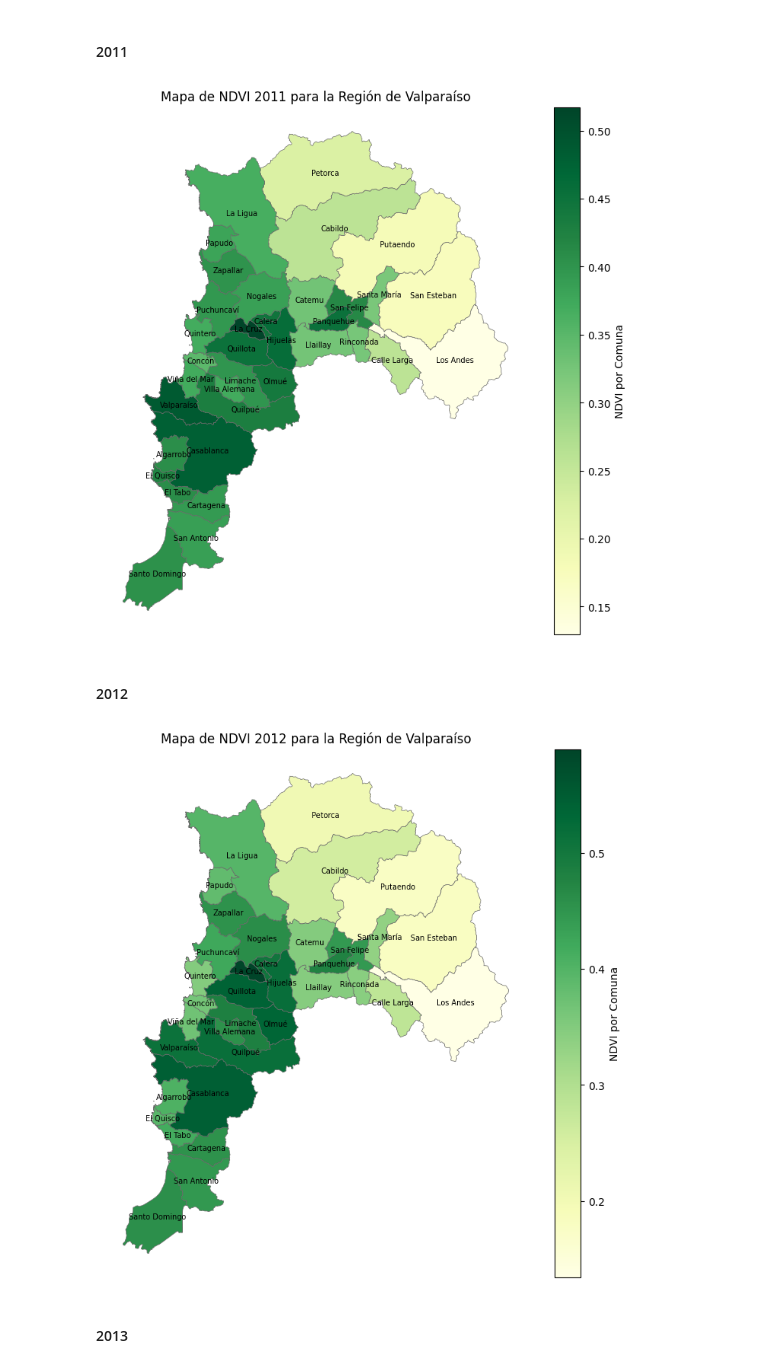
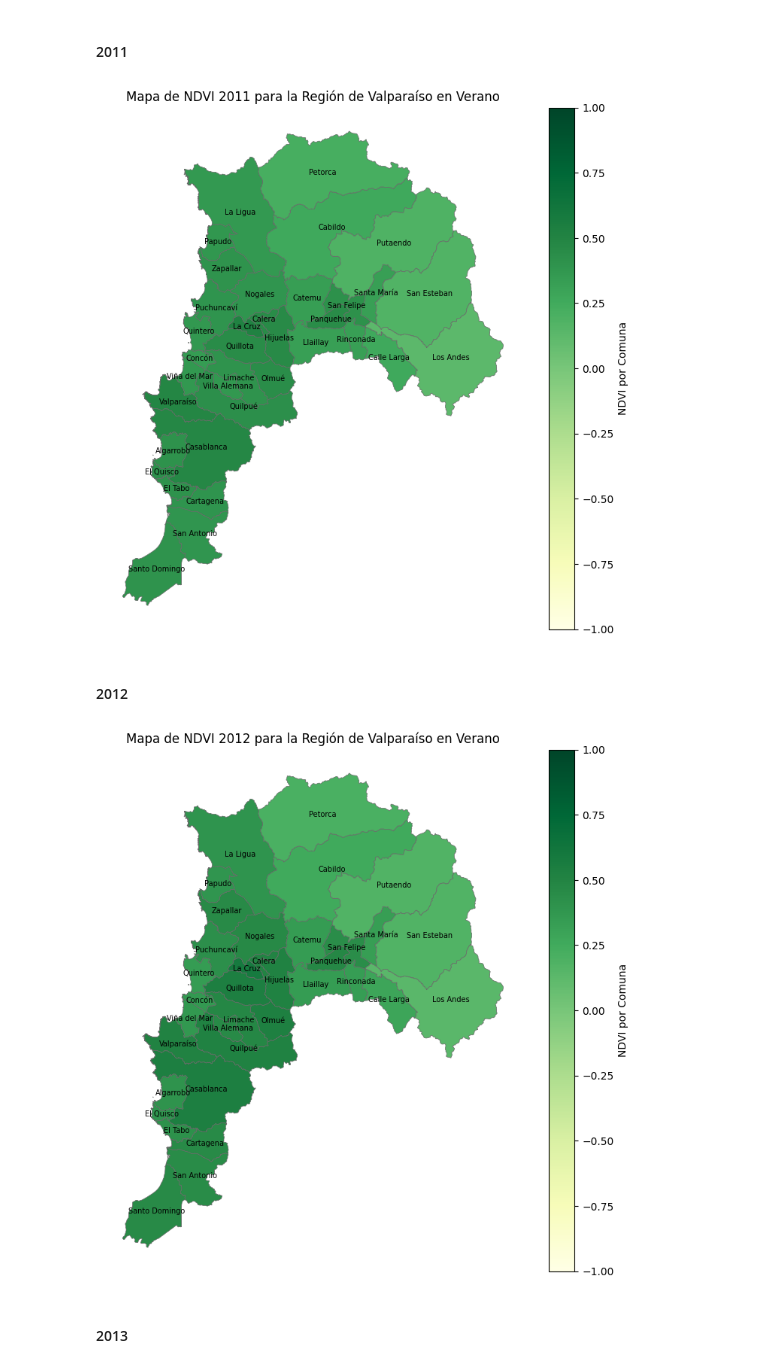
Before and after one commit to barbarapatino/Programa-de-investigacion-en-pregrado-IPRE-Green-Spaces-in-Valparaiso, a Jupyter notebook: code/estadisticas_valparaiso.ipynb, the cells around one changed output. Drawn from its saved outputs; the diff is of its cells as text; code cells hidden in the pictures.

Commit message:
Se fijó valor mínimo y máximo para la gama de colores de los mapas

```diff
--- a/code/estadisticas_valparaiso.ipynb
+++ b/code/estadisticas_valparaiso.ipynb
@@ -391,7 +405,8 @@ fig, ax = plt.subplots(1, 1, figsize=(9, 9))
 df_summer_valparaiso_merged_2011.plot(column='2011_NDVI', ax=ax, legend=True,
               legend_kwds={'label': "NDVI por Comuna"},
               cmap='YlGn',  # Paleta de colores
-              edgecolor='dimgray', linewidth=0.5)  # Bordes negros en las comunas
+              edgecolor='dimgray', linewidth=0.5,
+              vmin=-1, vmax=1) # valores mínimos y máximos de la barra de colores
 
 # Añadir etiquetas con el nombre de la comuna
 for i, row in df_summer_valparaiso_merged_2011.iterrows():
@@ -401,38 +416,40 @@ for i, row in df_summer_valparaiso_merged_2011.iterrows():
 
 # Configurar y mostrar título
 ax.set_axis_off()
-plt.title('Mapa de NDVI 2011 para la Región de Valparaíso')
+plt.title('Mapa de NDVI 2011 para la Región de Valparaíso en Verano')
 plt.show()
 # %% [output]
-[figure, old version]
+[figure, new version]
 # %% [markdown]
 #### 2012
 # %%
 # Preparar el DataFrame para 2012
 df_summer_valparaiso_merged_2012 = df_summer_valparaiso_merged.dropna(subset=['2012_NDVI'])
 df_summer_valparaiso_merged_2012.loc[:, '2012_NDVI'] = df_summer_valparaiso_merged_2012['2012_NDVI'].fillna(0)
 
 # Crear la figura
 fig, ax = plt.subplots(1, 1, figsize=(9, 9))
 
 # Crear el mapa para 2012
 df_summer_valparaiso_merged_2012.plot(column='2012_NDVI', ax=ax, legend=True,
               legend_kwds={'label': "NDVI por Comuna"},
               cmap='YlGn',  # Paleta de colores
-              edgecolor='dimgray', linewidth=0.5)  # Bordes negros en las comunas
+              edgecolor='dimgray', linewidth=0.5,
+              vmin=-1, vmax=1) # valores mínimos y máximos de la barra de colores
+
 
 # Añadir etiquetas con el nombre de la comuna
 for i, row in df_summer_valparaiso_merged_2012.iterrows():
     x, y = row['geometry'].centroid.x, row['geometry'].centroid.y
     label = f"{row['NOM_COM']}"  # Mostrar nombre de la comuna
     ax.text(x, y, label, fontsize=7, ha='center', va='center', color='black', fontweight=550)
 
 # Configurar y mostrar título
 ax.set_axis_off()
-plt.title('Mapa de NDVI 2012 para la Región de Valparaíso')
+plt.title('Mapa de NDVI 2012 para la Región de Valparaíso en Verano')
 plt.show()
 # %% [output]
-[figure, old version]
+[figure, new version]
 # %% [markdown]
 #### 2013
 # %%
```
Also changed, not shown: parts of 21 cells of this notebook.
